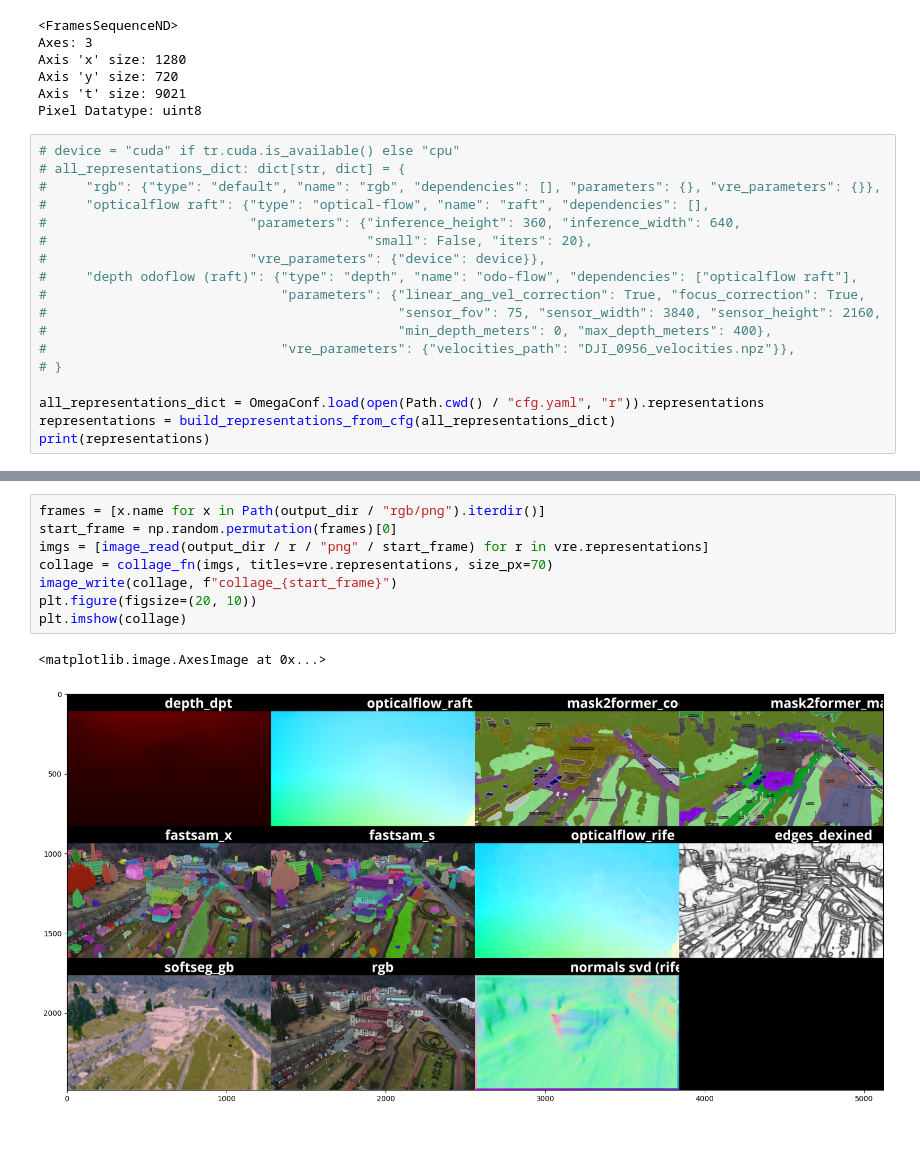
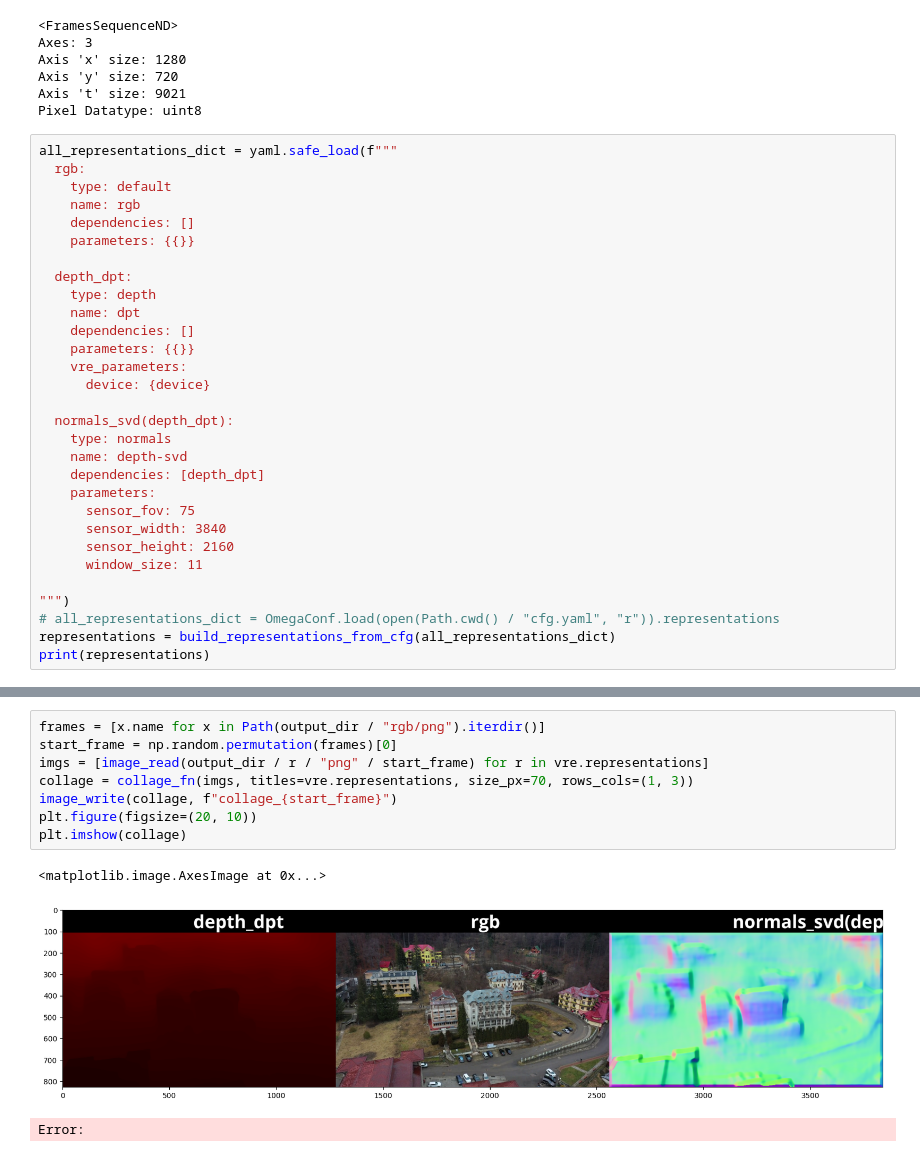
Before and after one commit to Meehai/video-representations-extractor, a Jupyter notebook: examples/notebooks/dev_vre.ipynb, the cells around one changed output, grey strips where cells are left out. Saved outputs shown, nothing was run; the diff lists cells and outputs as text.

```diff
--- a/examples/notebooks/dev_vre.ipynb
+++ b/examples/notebooks/dev_vre.ipynb
@@ -37,21 +42,33 @@ Axis 'y' size: 720
 Axis 't' size: 9021
 Pixel Datatype: uint8
 # %%
-# device = "cuda" if tr.cuda.is_available() else "cpu"
-# all_representations_dict: dict[str, dict] = {
-#     "rgb": {"type": "default", "name": "rgb", "dependencies": [], "parameters": {}, "vre_parameters": {}},
-#     "opticalflow raft": {"type": "optical-flow", "name": "raft", "dependencies": [],
-#                          "parameters": {"inference_height": 360, "inference_width": 640,
-#                                         "small": False, "iters": 20},
-#                          "vre_parameters": {"device": device}},
-#     "depth odoflow (raft)": {"type": "depth", "name": "odo-flow", "dependencies": ["opticalflow raft"],
-#                              "parameters": {"linear_ang_vel_correction": True, "focus_correction": True,
-#                                             "sensor_fov": 75, "sensor_width": 3840, "sensor_height": 2160,
-#                                             "min_depth_meters": 0, "max_depth_meters": 400},
-#                              "vre_parameters": {"velocities_path": "DJI_0956_velocities.npz"}},
-# }
+all_representations_dict = yaml.safe_load(f"""
+  rgb:
+    type: default
+    name: rgb
+    dependencies: []
+    parameters: {{}}
 
-all_representations_dict = OmegaConf.load(open(Path.cwd() / "cfg.yaml", "r")).representations
+  depth_dpt:
+    type: depth
+    name: dpt
+    dependencies: []
+    parameters: {{}}
+    vre_parameters:
+      device: {device}
+
+  normals_svd(depth_dpt):
+    type: normals
+    name: depth-svd
+    dependencies: [depth_dpt]
+    parameters:
+      sensor_fov: 75
+      sensor_width: 3840
+      sensor_height: 2160
+      window_size: 11
+
+""")
+# all_representations_dict = OmegaConf.load(open(Path.cwd() / "cfg.yaml", "r")).representations
 representations = build_representations_from_cfg(all_representations_dict)
 print(representations)
 # %% [output]
@@ -106,11 +113,12 @@ VRE (11 representations). Video: '/home/mihai/code/ml/video-representations-extr
 # %%
 frames = [x.name for x in Path(output_dir / "rgb/png").iterdir()]
 start_frame = np.random.permutation(frames)[0]
 imgs = [image_read(output_dir / r / "png" / start_frame) for r in vre.representations]
-collage = collage_fn(imgs, titles=vre.representations, size_px=70)
+collage = collage_fn(imgs, titles=vre.representations, size_px=70, rows_cols=(1, 3))
 image_write(collage, f"collage_{start_frame}")
 plt.figure(figsize=(20, 10))
 plt.imshow(collage)
 # %% [output]
 <matplotlib.image.AxesImage at 0x...>
-[figure, old version]
+[figure, new version]
+Error:
```
Also changed, not shown: parts of 4 cells of this notebook, 12 other files.
